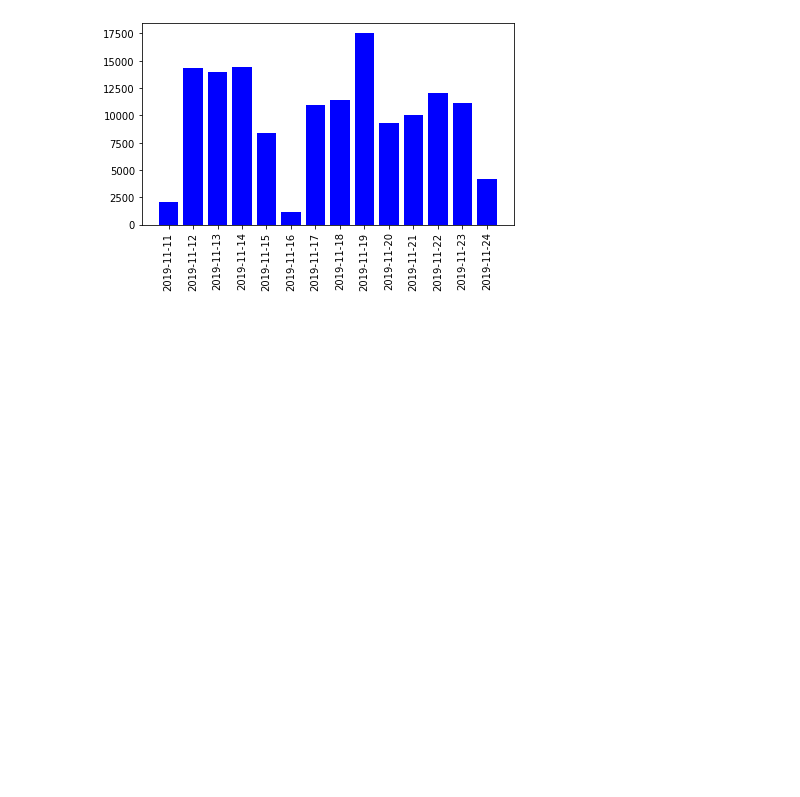
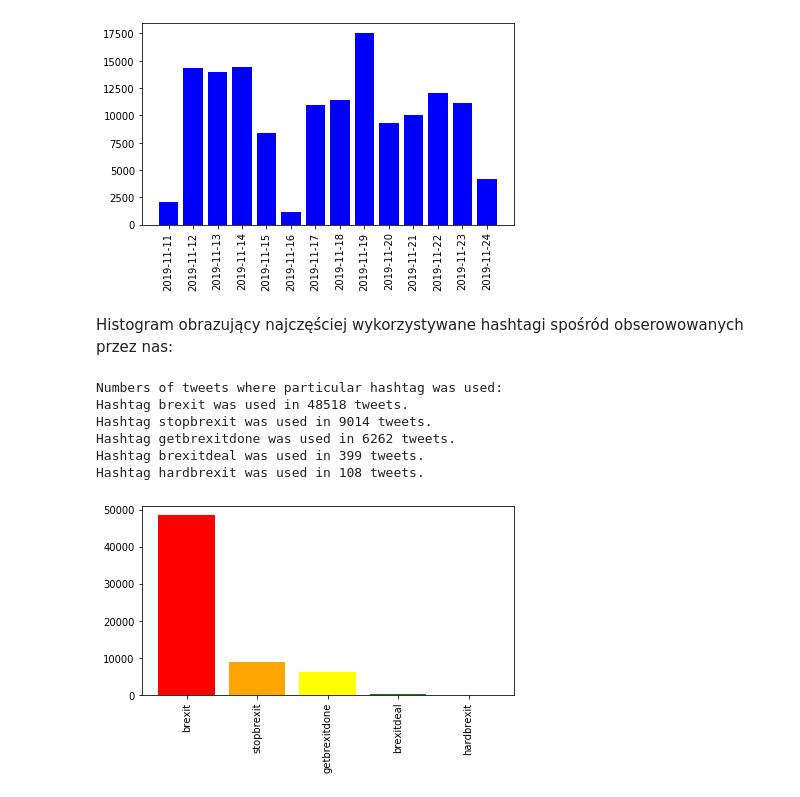
Before and after one commit to kaspiotr/ED-Brexit-Twitter-posts-analyzer, a Jupyter notebook: Brexit tweets analysis.ipynb, the cells around one changed output. Saved outputs shown, nothing was run; the diff lists cells and outputs as text; code cells hidden in the pictures; blank space fills up the shorter version.

Commit message:
Add histogram -number of tweets with particular hashtag

```diff
--- a/Brexit tweets analysis.ipynb
+++ b/Brexit tweets analysis.ipynb
@@ -229,3 +229,45 @@ On 2019-11-23    was 11125       tweets about brexit published.
 On 2019-11-24    was 4195        tweets about brexit published.
 Total tweets count fetched till now: 140977
 [figure]
+# %% [markdown]
+Histogram obrazujący najczęściej wykorzystywane hashtagi spośród obserowowanych przez nas:
+# %%
+def get_hashtags_uses_count(cursor):
+    postgres_select_query = "SELECT h.name, COUNT(tweets.id) AS hashtags_count FROM tweets INNER JOIN tweetshashtags th ON tweets.id = th.tweetid INNER JOIN hashtags h on th.hashtagid = h.id GROUP BY h.name ORDER BY hashtags_count DESC;"
+    cursor.execute(postgres_select_query)
+    return cursor.fetchall()
+
+def draw_hashtag_uses_count(data):
+    hashtags_names = []
+    tweets_number = []
+    for i, user in enumerate(data):
+        hashtags_names.append(data[i][0])
+        tweets_number.append(data[i][1])
+
+    indices = np.arange(len(hashtags_names))
+    plt.bar(indices, tweets_number, color=['red', 'orange', 'yellow', 'green', 'blue'])
+    plt.xticks(indices, hashtags_names, rotation='vertical')
+    plt.tight_layout()
+    plt.show()
+
+def main():
+    conn = connect_to_database()
+    cursor = conn.cursor()
+    hashtags_count = get_hashtags_uses_count(cursor)
+    print('Numbers of tweets where particular hashtag was used:')
+    total_tweets_count_fetched = 0
+    for hashtag_name, tweets_number in hashtags_count:
+        print("Hashtag %s was used in %d tweets." % (hashtag_name, tweets_number))
+    draw_hashtag_uses_count(hashtags_count)
+
+
+if __name__ == "__main__":
+    main()
+# %% [output]
+Numbers of tweets where particular hashtag was used:
+Hashtag brexit was used in 48518 tweets.
+Hashtag stopbrexit was used in 9014 tweets.
+Hashtag getbrexitdone was used in 6262 tweets.
+Hashtag brexitdeal was used in 399 tweets.
+Hashtag hardbrexit was used in 108 tweets.
+[figure, added]
```
